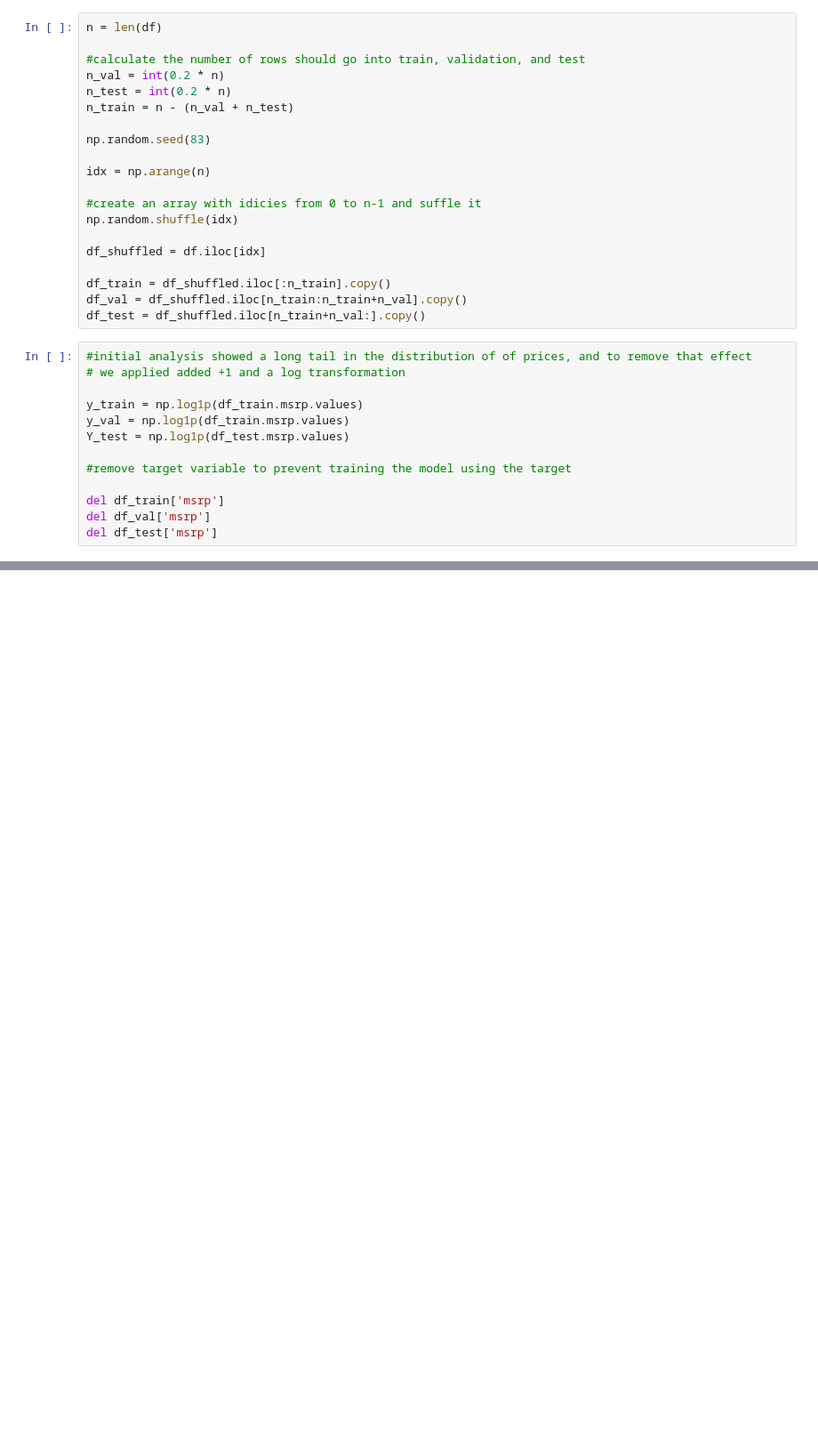
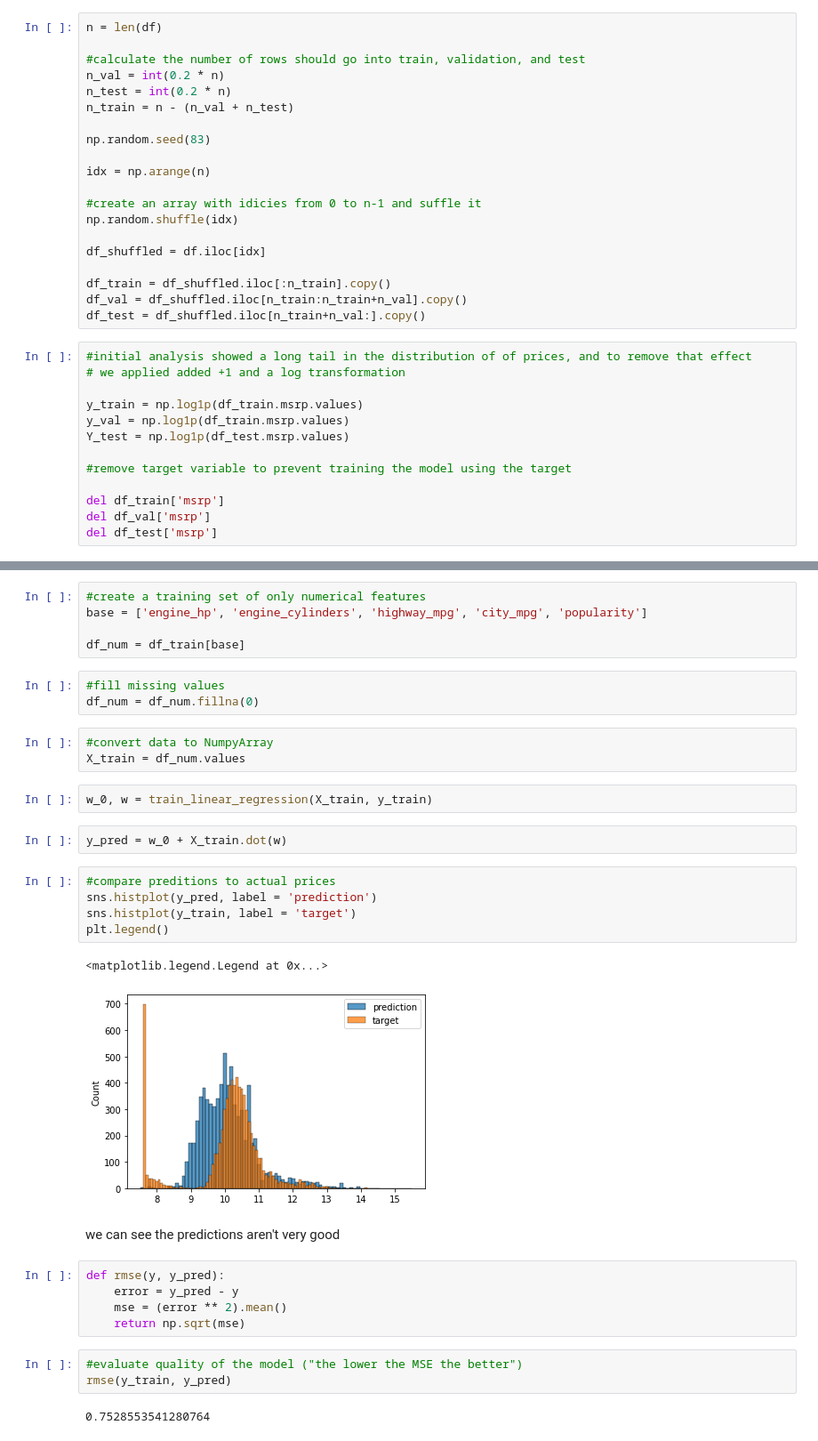
Before and after one commit to shammer83/CarPrice, a Jupyter notebook: CarPrice Regression.ipynb, the cells around one changed output, grey strips where cells are left out. Shown: that part at 89% size. Saved outputs shown, nothing was run; the diff lists cells and outputs as text; blank space fills up the shorter version.

```diff
--- a/CarPrice Regression.ipynb
+++ b/CarPrice Regression.ipynb
@@ -153,0 +156,35 @@ def train_linear_regression(X,y):
+# %%
+#create a training set of only numerical features
+base = ['engine_hp', 'engine_cylinders', 'highway_mpg', 'city_mpg', 'popularity']
+
+df_num = df_train[base]
+# %%
+#fill missing values
+df_num = df_num.fillna(0)
+# %%
+#convert data to NumpyArray
+X_train = df_num.values
+# %%
+w_0, w = train_linear_regression(X_train, y_train)
+# %%
+y_pred = w_0 + X_train.dot(w)
+# %%
+#compare preditions to actual prices
+sns.histplot(y_pred, label = 'prediction')
+sns.histplot(y_train, label = 'target')
+plt.legend()
+# %% [output]
+<matplotlib.legend.Legend at 0x...>
+[figure, added]
+# %% [markdown]
+we can see the predictions aren't very good
+# %%
+def rmse(y, y_pred):
+    error = y_pred - y
+    mse = (error ** 2).mean()
+    return np.sqrt(mse)
+# %%
+#evaluate quality of the model ("the lower the MSE the better")
+rmse(y_train, y_pred)
+# %% [output]
+0.7528553541280764
```
Also changed, not shown: parts of 7 cells of this notebook.
